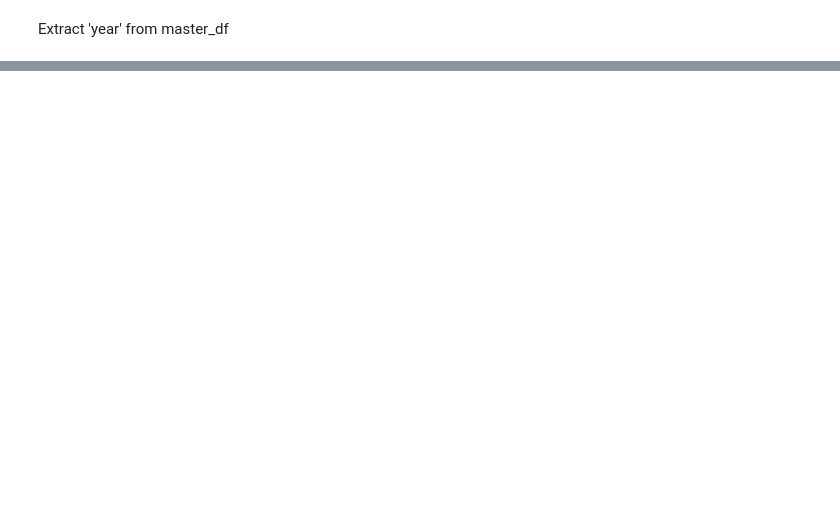
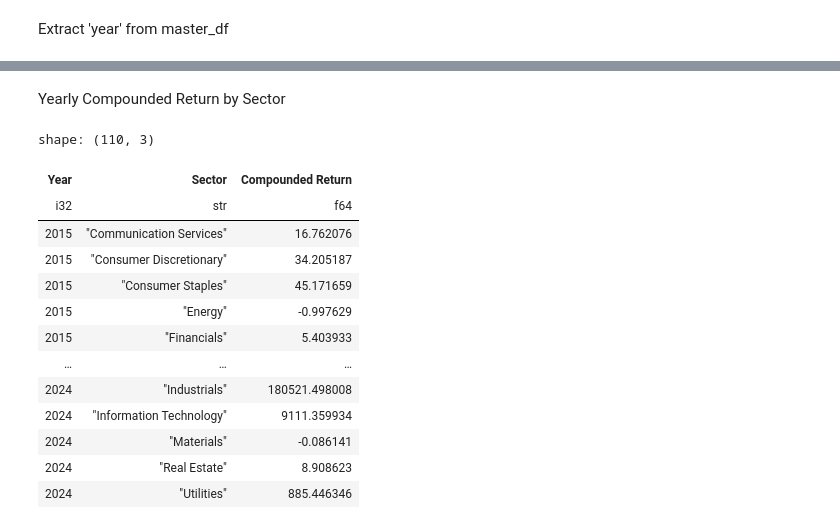
Before and after one commit to zes5612/ECON_412_Project, a Jupyter notebook: analysis.ipynb, the cells around one changed output, grey strips where cells are left out. Cells and saved outputs as stored; diff of their text form; code cells hidden in the pictures; blank space fills up the shorter version.

```diff
--- a/analysis.ipynb
+++ b/analysis.ipynb
@@ -165,0 +164,23 @@ Schema([('Date', String),
+# %% [markdown]
+Yearly Compounded Return by Sector
+# %%
+yearly_sector_returns = master_df.group_by(["Year", "Sector"]).agg([
+    ((1 + pl.col("Daily Return")).cum_prod().last() - 1).alias("Compounded Return")
+]).drop_nulls().sort(["Year", "Sector"])
+
+yearly_sector_returns
+# %% [output]
+shape: (110, 3)
+| Year | Sector | Compounded Return |
+| i32 | str | f64 |
+| 2015 | "Communication Services" | 16.762076 |
+| 2015 | "Consumer Discretionary" | 34.205187 |
+| 2015 | "Consumer Staples" | 45.171659 |
+| 2015 | "Energy" | -0.997629 |
+| 2015 | "Financials" | 5.403933 |
+| … | … | … |
+| 2024 | "Industrials" | 180521.498008 |
+| 2024 | "Information Technology" | 9111.359934 |
+| 2024 | "Materials" | -0.086141 |
+| 2024 | "Real Estate" | 8.908623 |
+| 2024 | "Utilities" | 885.446346 |
```
Also changed, not shown: parts of 7 cells of this notebook.
